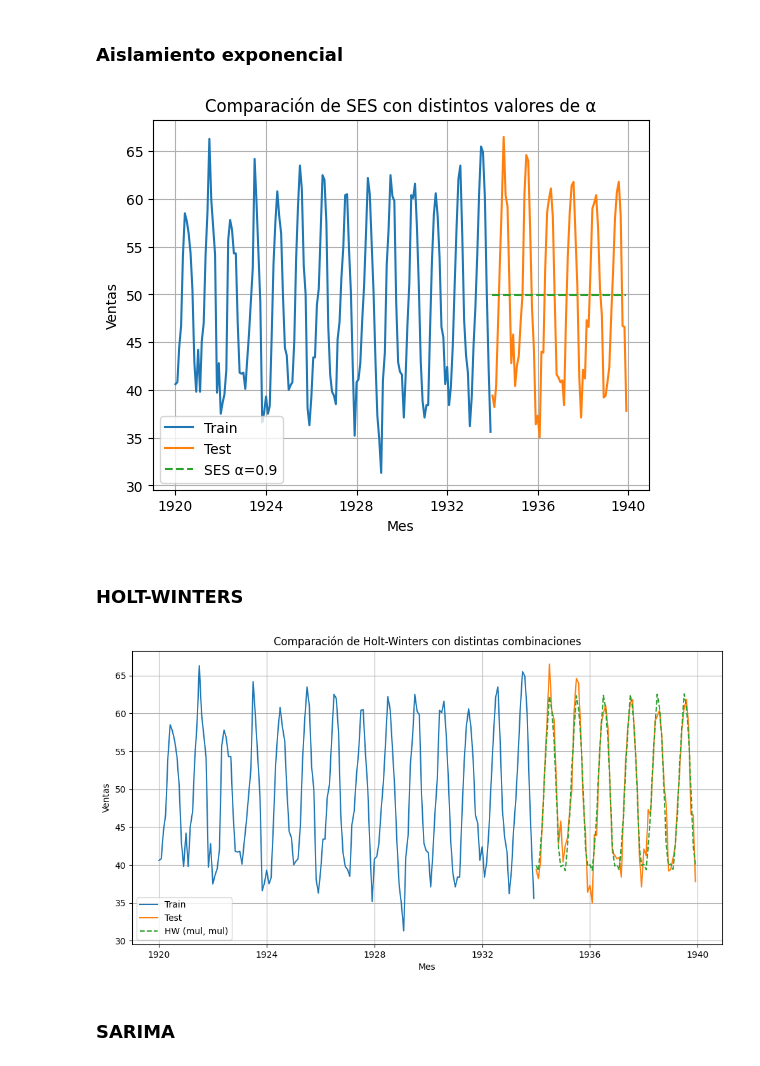
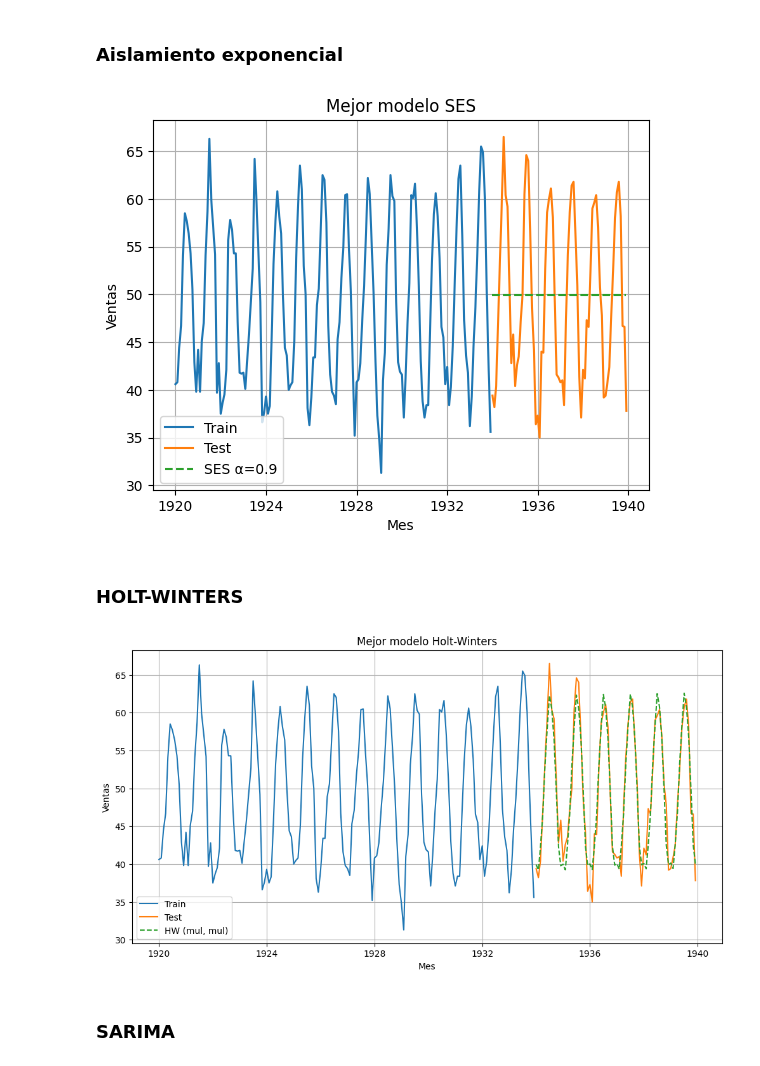
Before and after one commit to Fabiola-cc/Lab1_SeriesDeTiempo, a Jupyter notebook: ST_monthlyTemp.ipynb, the cells around one changed output. Cells and saved outputs as stored; diff of their text form; code cells hidden in the pictures.

```diff
--- a/ST_monthlyTemp.ipynb
+++ b/ST_monthlyTemp.ipynb
@@ -87,35 +77,35 @@ import numpy as np
 
 ses_results = []
 
 for alpha in [0.1, 0.3, 0.5, 0.7, 0.9]:
     modelo = SimpleExpSmoothing(train_data['Temperature']).fit(smoothing_level=alpha, optimized=False)
     pred = modelo.forecast(len(test_data))
 
     rmse = np.sqrt(mean_squared_error(test_data['Temperature'], pred))
     mae = mean_absolute_error(test_data['Temperature'], pred)
 
     ses_results.append({'modelo': f'SES α={alpha}', 'RMSE': rmse, 'MAE': mae, 'predicciones': pred})
 
 # Elección del mejor modelo
 ses_df = pd.DataFrame(ses_results)
 mejor_ses = ses_df.sort_values(by='RMSE').iloc[0]
 
 # Graficar los datos reales
 plt.plot(train_data.index, train_data['Temperature'], label='Train')
 plt.plot(test_data.index, test_data['Temperature'], label='Test')
 
 # Graficar la predicción
 plt.plot(test_data.index, mejor_ses['predicciones'], label=f'SES α={alpha}', linestyle='--')
 
 # Personalización de la gráfica
-plt.title('Comparación de SES con distintos valores de α')
+plt.title('Mejor modelo SES')
 plt.xlabel('Mes')
 plt.ylabel('Ventas')
 plt.legend()
 plt.grid(True)
 plt.show()
 # %% [output]
-[figure, old version]
+[figure, new version]
 # %% [markdown]
 ### HOLT-WINTERS
 # %%
@@ -162,14 +152,14 @@ plt.plot(test_data.index, test_data['Temperature'], label='Test')
 plt.plot(test_data.index, best_hw['predicciones'], label=f'HW ({best_hw['trend']}, {best_hw['seasonal']})', linestyle='--')
 
 # Personalizar la gráfica
-plt.title("Comparación de Holt-Winters con distintas combinaciones")
+plt.title("Mejor modelo Holt-Winters")
 plt.xlabel("Mes")
 plt.ylabel("Ventas")
 plt.legend()
 plt.grid(True)
 plt.show()
 # %% [output]
-[figure, old version]
+[figure, new version]
 # %% [markdown]
 ### SARIMA
 # %%
```
Also changed, not shown: parts of 6 cells of this notebook, 1 other file.
